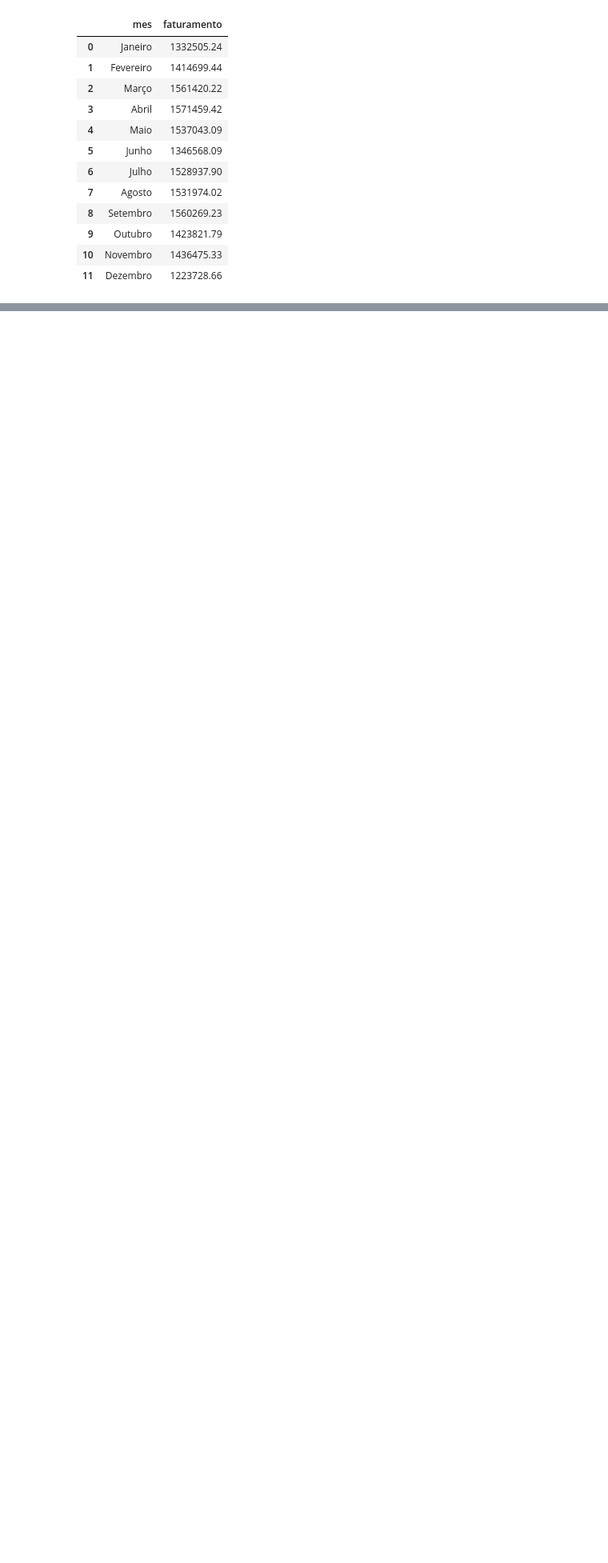
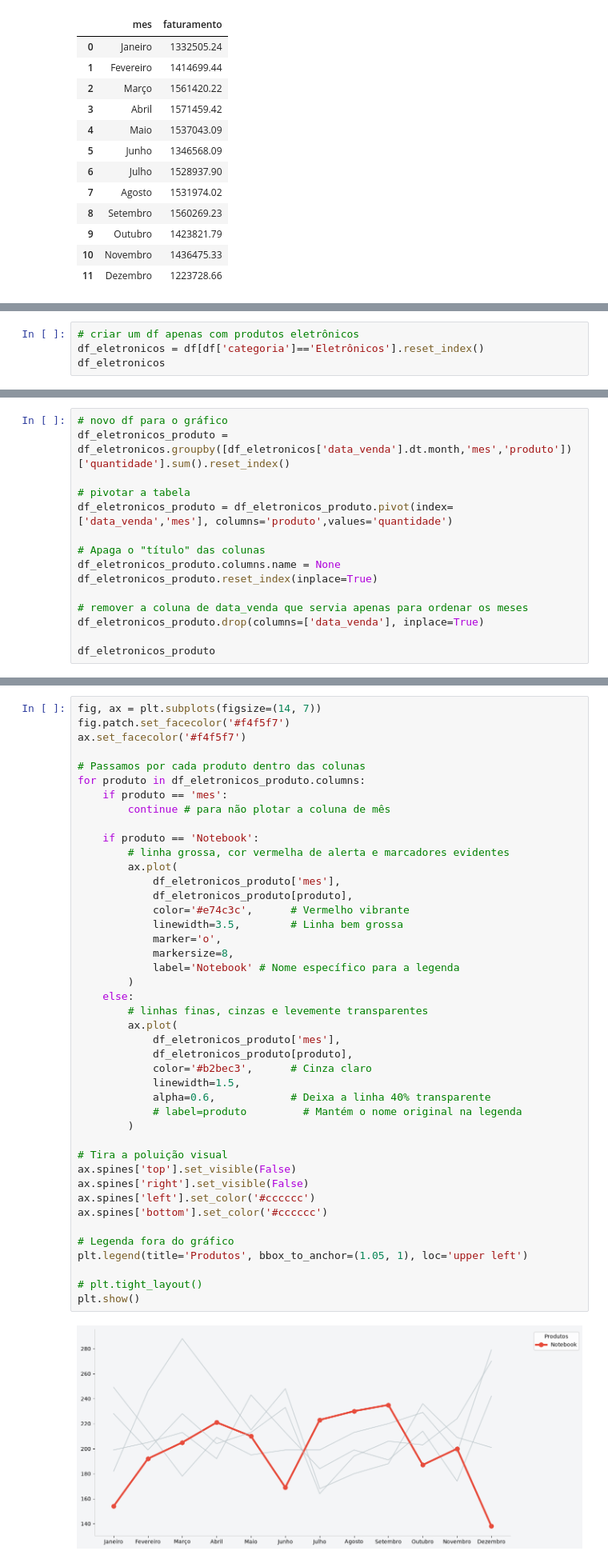
Before and after one commit to mviniciusc/analise_ecommerce_comunidados, a Jupyter notebook: analise.ipynb, the cells around one changed output, grey strips where cells are left out. Shown at 80% size. Drawn from its saved outputs; the diff is of its cells as text; blank space fills up the shorter version.

```diff
--- a/analise.ipynb
+++ b/analise.ipynb
@@ -233,0 +387,4 @@ plt.show()
+# %%
+# criar um df apenas com produtos eletrônicos
+df_eletronicos = df[df['categoria']=='Eletrônicos'].reset_index()
+df_eletronicos
@@ -233,0 +419,15 @@ plt.show()
+# %%
+# novo df para o gráfico
+df_eletronicos_produto = df_eletronicos.groupby([df_eletronicos['data_venda'].dt.month,'mes','produto'])['quantidade'].sum().reset_index()
+
+# pivotar a tabela
+df_eletronicos_produto = df_eletronicos_produto.pivot(index=['data_venda','mes'], columns='produto',values='quantidade')
+
+# Apaga o "título" das colunas
+df_eletronicos_produto.columns.name = None
+df_eletronicos_produto.reset_index(inplace=True)
+
+# remover a coluna de data_venda que servia apenas para ordenar os meses
+df_eletronicos_produto.drop(columns=['data_venda'], inplace=True)
+
+df_eletronicos_produto
@@ -233,0 +448,45 @@ plt.show()
+# %%
+fig, ax = plt.subplots(figsize=(14, 7))
+fig.patch.set_facecolor('#f4f5f7')
+ax.set_facecolor('#f4f5f7')
+
+# Passamos por cada produto dentro das colunas
+for produto in df_eletronicos_produto.columns:
+    if produto == 'mes':
+        continue # para não plotar a coluna de mês
+
+    if produto == 'Notebook':
+        # linha grossa, cor vermelha de alerta e marcadores evidentes
+        ax.plot(
+            df_eletronicos_produto['mes'],
+            df_eletronicos_produto[produto],
+            color='#e74c3c',      # Vermelho vibrante
+            linewidth=3.5,        # Linha bem grossa
+            marker='o',
+            markersize=8,
+            label='Notebook' # Nome específico para a legenda
+        )
+    else:
+        # linhas finas, cinzas e levemente transparentes
+        ax.plot(
+            df_eletronicos_produto['mes'],
+            df_eletronicos_produto[produto],
+            color='#b2bec3',      # Cinza claro
+            linewidth=1.5,
+            alpha=0.6,            # Deixa a linha 40% transparente
+            # label=produto         # Mantém o nome original na legenda
+        )
+
+# Tira a poluição visual
+ax.spines['top'].set_visible(False)
+ax.spines['right'].set_visible(False)
+ax.spines['left'].set_color('#cccccc')
+ax.spines['bottom'].set_color('#cccccc')
+
+# Legenda fora do gráfico
+plt.legend(title='Produtos', bbox_to_anchor=(1.05, 1), loc='upper left')
+
+# plt.tight_layout()
+plt.show()
+# %% [output]
+[figure, added]
```
Also changed, not shown: parts of 16 cells of this notebook.
